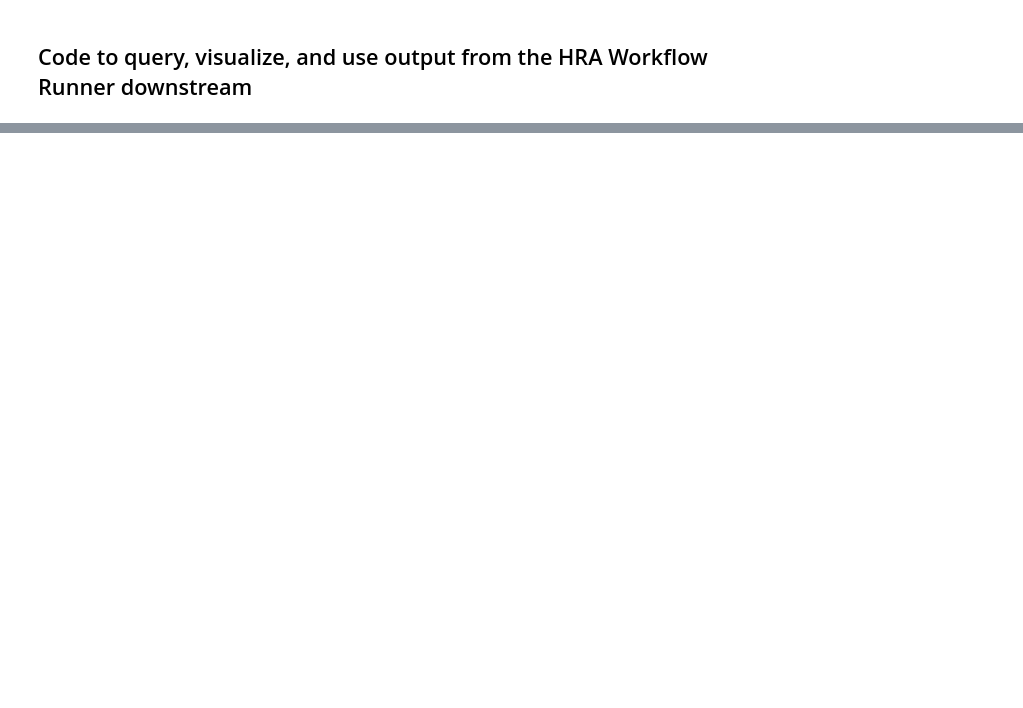
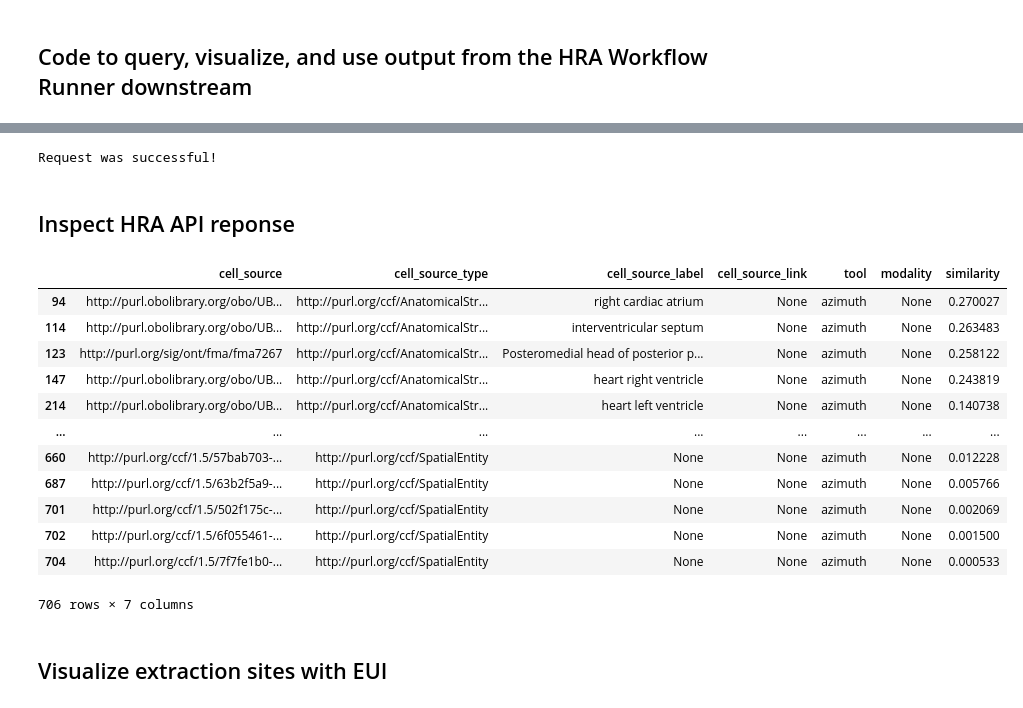
Before and after one commit to cns-iu/hra-pop-notebooks, a Jupyter notebook: annotations/local-cell-instances.ipynb, the cells around one changed output, grey strips where cells are left out. Cells and saved outputs as stored; diff of their text form; code cells hidden in the pictures; blank space fills up the shorter version.

```diff
--- a/annotations/local-cell-instances.ipynb
+++ b/annotations/local-cell-instances.ipynb
@@ -20,0 +42,5 @@ Note: you may need to restart the kernel to use updated packages.
+# %%
+tool_of_interest = 'azimuth'
+
+# get organ from look-up
+organ_of_interest = f'http://purl.obolibrary.org/obo/UBERON_{ORGAN_MAPPING["heart"].split(":")[-1]}'
@@ -165,0 +190,54 @@ df.to_csv('output/cell_summary.csv')
+# %%
+# Use HRA API to get predictions: https://apps.humanatlas.io/api/#post-/hra-pop/cell-summary-report
+# Convert to CSV string (no index, line breaks handled)
+csv_string = df_renamed.to_csv(index=False, lineterminator='\n')
+
+# set URL
+url = 'https://apps.humanatlas.io/api/hra-pop/cell-summary-report'
+
+# set headers for the request
+headers = {
+    'accept': 'application/json',
+    'content-type': 'application/json'
+}
+
+# set body
+body = {
+  "csvString": csv_string,
+  "organ": organ_of_interest,
+  "tool": tool_of_interest
+}
+
+# make call and capture response
+response = requests.post(url, headers=headers, data=json.dumps(body))
+
+# Check the response
+if response.status_code == 200:
+    data_dict  = response.json()
+    print("Request was successful!")
+else:
+    print(f"Error: {response.status_code}")
+# %% [output]
+Request was successful!
+# %% [markdown]
+## Inspect HRA API reponse
+# %%
+# capture response as df, sort to show AS first, then datasets, then extraction sites, and then highest similarity within each
+df_response = pd.DataFrame(data_dict ['sources']).sort_values(by=['cell_source_type','similarity'], ascending=[True, False])
+df_response
+# %% [output]
+|  | cell_source | cell_source_type | cell_source_label | cell_source_link | tool | modality | similarity |
+| 94 | http://purl.obolibrary.org/obo/UB... | http://purl.org/ccf/AnatomicalStr... | right cardiac atrium | None | azimuth | None | 0.270027 |
+| 114 | http://purl.obolibrary.org/obo/UB... | http://purl.org/ccf/AnatomicalStr... | interventricular septum | None | azimuth | None | 0.263483 |
+| 123 | http://purl.org/sig/ont/fma/fma7267 | http://purl.org/ccf/AnatomicalStr... | Posteromedial head of posterior p... | None | azimuth | None | 0.258122 |
+| 147 | http://purl.obolibrary.org/obo/UB... | http://purl.org/ccf/AnatomicalStr... | heart right ventricle | None | azimuth | None | 0.243819 |
+| 214 | http://purl.obolibrary.org/obo/UB... | http://purl.org/ccf/AnatomicalStr... | heart left ventricle | None | azimuth | None | 0.140738 |
+| ... | ... | ... | ... | ... | ... | ... | ... |
+| 660 | http://purl.org/ccf/1.5/57bab703-... | http://purl.org/ccf/SpatialEntity | None | None | azimuth | None | 0.012228 |
+| 687 | http://purl.org/ccf/1.5/63b2f5a9-... | http://purl.org/ccf/SpatialEntity | None | None | azimuth | None | 0.005766 |
+| 701 | http://purl.org/ccf/1.5/502f175c-... | http://purl.org/ccf/SpatialEntity | None | None | azimuth | None | 0.002069 |
+| 702 | http://purl.org/ccf/1.5/6f055461-... | http://purl.org/ccf/SpatialEntity | None | None | azimuth | None | 0.001500 |
+| 704 | http://purl.org/ccf/1.5/7f7fe1b0-... | http://purl.org/ccf/SpatialEntity | None | None | azimuth | None | 0.000533 |
+706 rows × 7 columns
+# %% [markdown]
+## Visualize extraction sites with EUI
```
Also changed, not shown: parts of 19 cells of this notebook, 4 other files.
